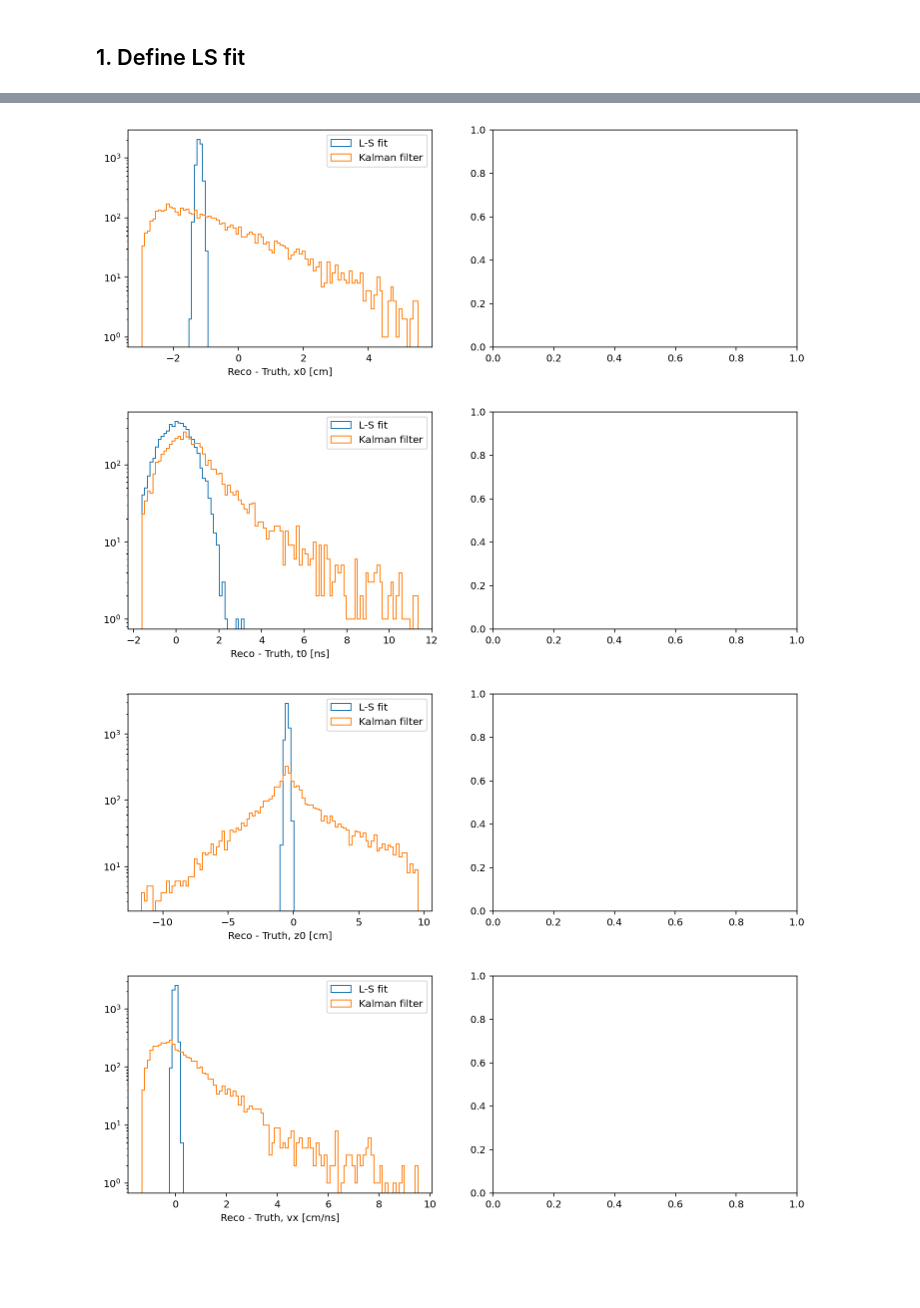
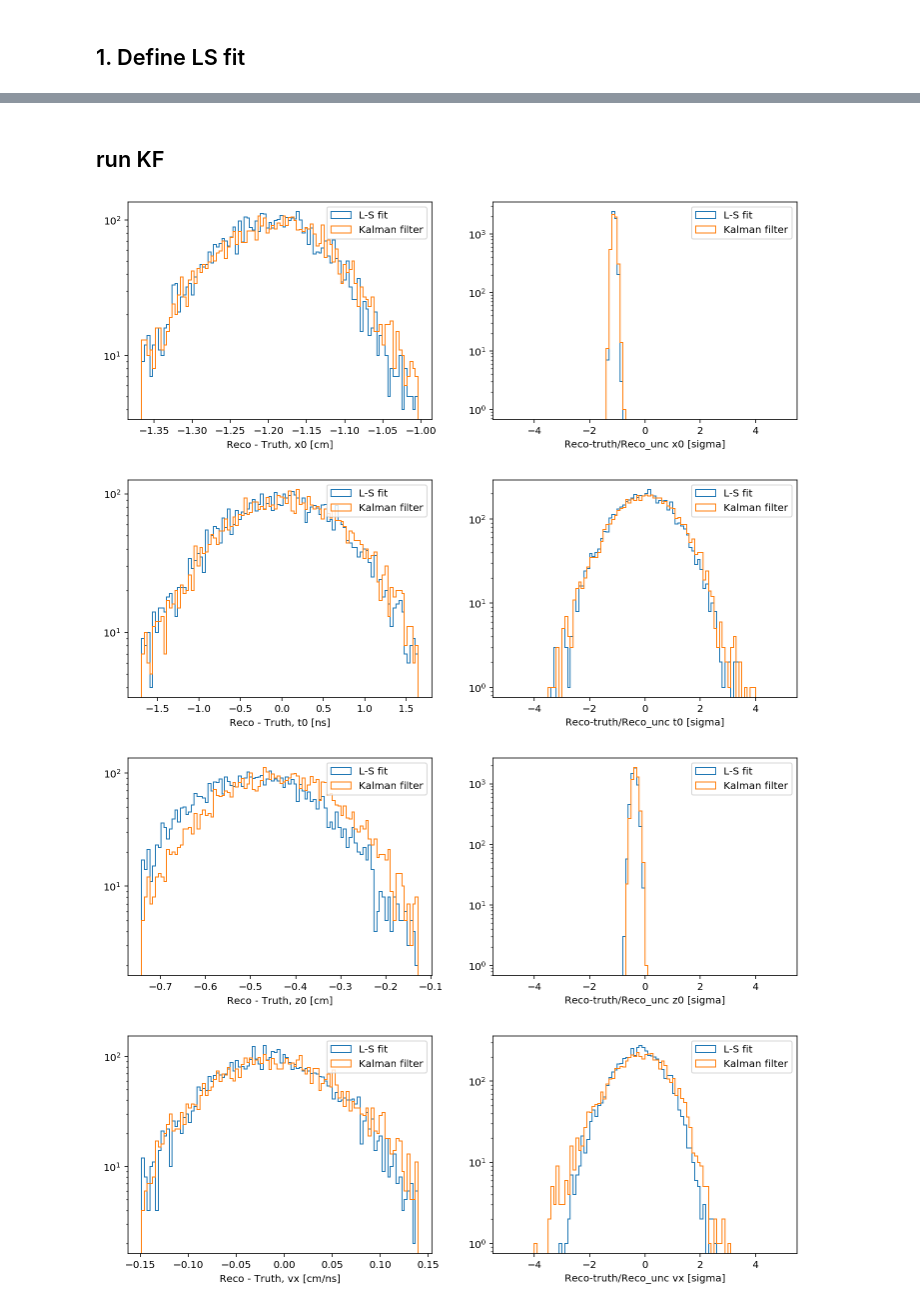
Before and after one commit to EdmondRen/mathusla_tracker_debugging, a Jupyter notebook: 15_kalman_filter_toydata.ipynb, the cells around one changed output, grey strips where cells are left out. Saved outputs shown, nothing was run; the diff lists cells and outputs as text; code cells hidden in the pictures; blank space fills up the shorter version.

```diff
--- a/15_kalman_filter_toydata.ipynb
+++ b/15_kalman_filter_toydata.ipynb
@@ -457,8 +419,6 @@ results={}
 results["hits_truth"]=[]
 results["recon_0"]=[]
 results["recon_0_err"]=[]
-results["recon_1"]=[]
-results["recon_1_err"]=[]
 
 for i in tqdm(range(len(Hit_collection))):
 # for i in range(100):
@@ -470,56 +430,74 @@ for i in tqdm(range(len(Hit_collection))):
     # 0: LSfit
     guess=guess_track(hits)
     fit1=fit_track(hits,guess)
-    # 1: Kalman 3 par, Q=0
-    kf1=fit_kf_1(hits)
 
 
     #print(fit1)
     lsfit_values = [fit1.values[0],fit1.values[3],fit1.values[2],fit1.values[4],fit1.values[5],fit1.values[6]]
+    lsfit_errors = [fit1.errors[0],fit1.errors[3],fit1.errors[2],fit1.errors[4],fit1.errors[5],fit1.errors[6]]
     results["recon_0"].append(lsfit_values)
-    results["recon_1"].append(kf1.X_smoothed[0])
+    results["recon_0_err"].append(lsfit_errors)
     results["hits_truth"].append(partruth)
-
-
 
 for key in results:
     results[key] = np.array(results[key])
+# %% [markdown]
+## run KF
+# %%
+results["recon_1"]=[]
+results["recon_1_err"]=[]
+
+for i in tqdm(range(len(Hit_collection))):
+# for i in range(100):
+    # Get one event and fit
+    hits=Hit_collection[i]
+    partruth=ParTruth_collection[i]
+
+    # 1: Kalman 3 par, Q=0
+    kf1=fit_kf_1(hits)
+
+
+    results["recon_1"].append(kf1.X_smoothed[0])
+    results["recon_1_err"].append(np.sqrt(np.diag(kf1.P_smoothed[0])))
+
+for key in results:
+    results[key] = np.array(results[key])
 # %%
 results_fit=results
 # %%
 par_names=['x0', 't0','z0',  'vx', 'vy', 'vz'] # Use real world direction
 par_unit= ["[cm]",'[ns]',"[cm]","[cm/ns]","[cm/ns]","[cm/ns]"]
 # ranges=[(-20,20),(-20,20),(-20,20),(-20,20),(-30,30),(-30,30),(-30,30)]
 
 for ipar in range(6):
     #_range=ranges[ipar]
     residual_ls=results_fit["recon_0"][:,ipar]-results_fit["hits_truth"][:,ipar]
     residual_km=results_fit["recon_1"][:,ipar]-results_fit["hits_truth"][:,ipar]
     _range=(np.percentile(residual_km,1),np.percentile(residual_km,99))
 
     def pull(x_measure, x_truth, x_unc):
         return (x_measure-x_truth)/x_unc
-#     pull_ls=pull(residual_ls,0,results_fit["par_fit_error"][:,ipar])
-#     pull_km=pull(residual_km,0,results_fit["par_fit_error"][:,ipar])
+    pull_ls=pull(residual_ls,0,results_fit["recon_0_err"][:,ipar])
+    pull_km=pull(residual_km,0,results_fit["recon_1_err"][:,ipar])
 
     fig,axs=plt.subplots(1,2,figsize=(12,4))
     plt.sca(axs[0])
     plt.hist(residual_ls,histtype="step",bins=100,range=_range,label="L-S fit");#bins=np.linspace(360,500,100));
     plt.hist(residual_km,histtype="step",bins=100,range=_range,label="Kalman filter");#bins=np.linspace(360,500,100));
     plt.legend()
     plt.xlabel(f"Reco - Truth, {par_names[ipar]} {par_unit[ipar]}")
     plt.yscale("log")
-#     plt.sca(axs[1])
-#     plt.hist(pull_ls,histtype="step",bins=100,range=(-5,5),label="L-S fit");#bins=np.linspace(360,500,100));
-#     plt.hist(pull_km,histtype="step",bins=100,range=(-5,5),label="Kalman filter");#bins=np.linspace(360,500,100));
-#     plt.legend()
-#     plt.xlabel(f"Reco-truth/Reco_unc {par_names[ipar]} [sigma]")
-#     plt.yscale("log")
+    plt.sca(axs[1])
+    plt.hist(pull_ls,histtype="step",bins=100,range=(-5,5),label="L-S fit");#bins=np.linspace(360,500,100));
+    plt.hist(pull_km,histtype="step",bins=100,range=(-5,5),label="Kalman filter");#bins=np.linspace(360,500,100));
+    plt.legend()
+    plt.xlabel(f"Reco-truth/Reco_unc {par_names[ipar]} [sigma]")
+    plt.yscale("log")
 
 
     plt.show()
 # %% [output]
-[figure, old version]
+[figure, new version]
-[figure, old version]
+[figure, new version]
-[figure, old version]
+[figure, new version]
-[figure, old version]
+[figure, new version]
```
Also changed, not shown: parts of 15 cells of this notebook, 28 other files.
